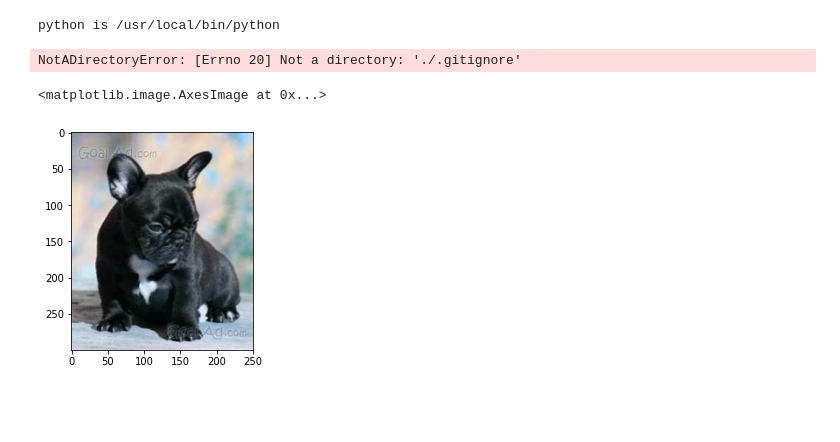
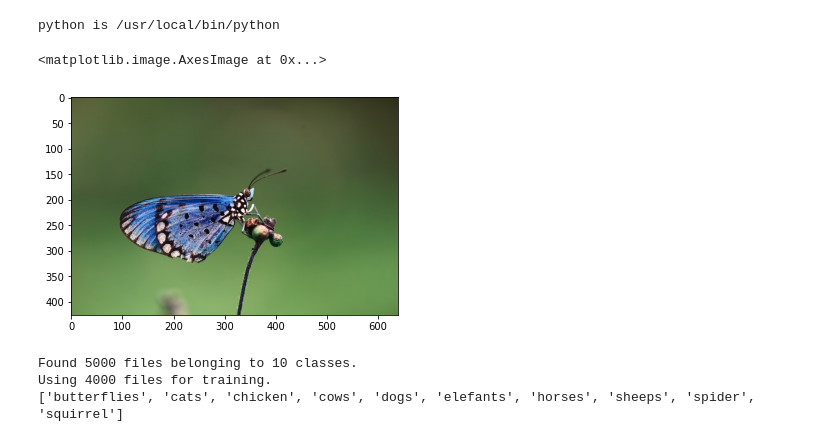
Before and after one commit to Fatfrido/AKT-Image-Classification-Blaha-Piringer-Gratzl, a Jupyter notebook: AnimalClassification.ipynb, the cells around one changed output. Cells and saved outputs as stored; diff of their text form; code cells hidden in the pictures; blank space fills up the shorter version.

```diff
--- a/AnimalClassification.ipynb
+++ b/AnimalClassification.ipynb
@@ -19,23 +19,40 @@ import matplotlib.pyplot as plt
 rootDir = './animals-dataset'
 trainingDir = rootDir + '/training'
 # %%
-def getData(path):
+def load_data(path):
     foldernames = os.listdir(path)
-    categories = {}
-
+    images = []
+    labels = []
     for k, folder in enumerate(foldernames):
-        categories[folder] = list()
         files = os.listdir(path + '/' + folder)
         for i, file in enumerate(files):
             img = cv2.imread(path + '/' + folder + '/' + file)
-            categories[folder].append(img)
-    return categories
+            labels.append(folder)
+            images.append(img)
+    return (images, labels)
-# %%
-trainingData = getData(trainingDir)
-# %% [output]
-NotADirectoryError: [Errno 20] Not a directory: './.gitignore'
+# %%
+(training_images, trainig_labels) = load_data(trainingDir)
 # %%
-plt.imshow(trainingData['dogs'][0])
+plt.imshow(training_images[0])
 # %% [output]
 <matplotlib.image.AxesImage at 0x...>
-[figure, old version]
+[figure, new version]
+# %%
+batch_size = 32
+img_height = 180
+img_width = 180
+
+train_ds = tf.keras.preprocessing.image_dataset_from_directory(
+  trainingDir,
+  validation_split=0.2,
+  subset="training",
+  seed=123,
+  image_size=(img_height, img_width),
+  batch_size=batch_size)
+
+class_names = train_ds.class_names
+print(class_names)
+# %% [output]
+Found 5000 files belonging to 10 classes.
+Using 4000 files for training.
+['butterflies', 'cats', 'chicken', 'cows', 'dogs', 'elefants', 'horses', 'sheeps', 'spider', 'squirrel']
```
